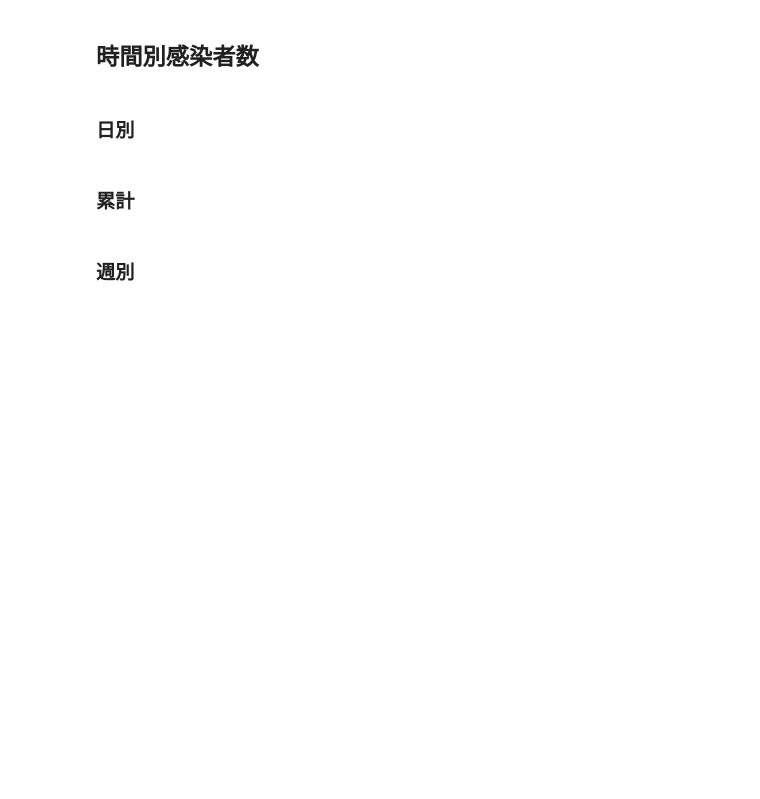
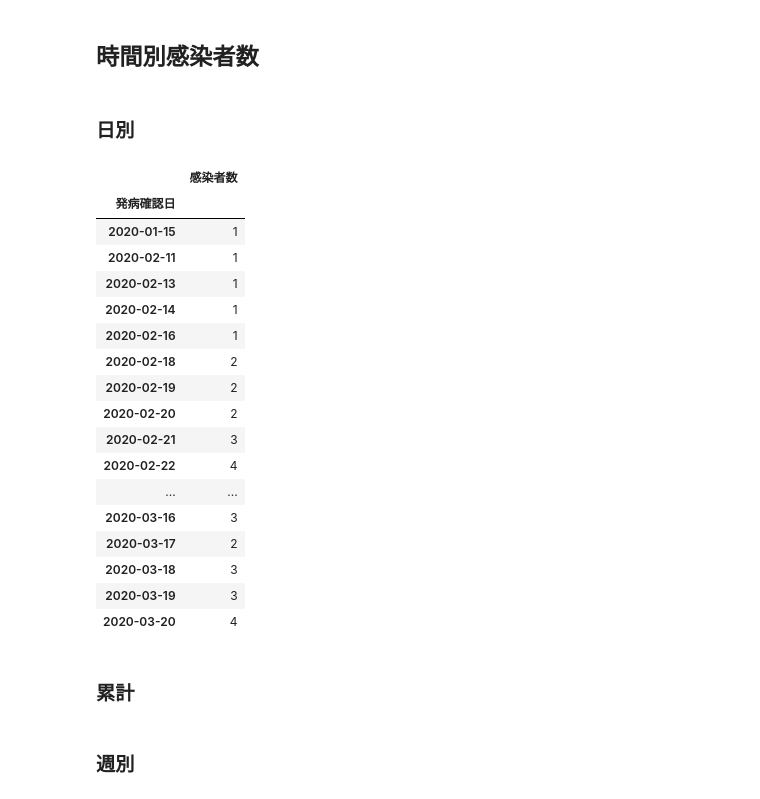
Before and after one commit to tsu-nera/hack-for-corona, a Jupyter notebook: notebooks/kanagawa-corona.ipynb, the cells around one changed output. Cells and saved outputs as stored; diff of their text form; code cells hidden in the pictures; blank space fills up the shorter version.

```diff
--- a/notebooks/kanagawa-corona.ipynb
+++ b/notebooks/kanagawa-corona.ipynb
@@ -29,6 +29,7 @@ patients.tail(5)
 | 72 | 2020-03-21 | 2020-03-19 | 40代 | 男性 | 自営業 | 神奈川県平塚保健福祉事務所管内 | NaN | https://www.pref.kanagawa.jp/docs... |
 # %%
 patients = patients.drop(["備考", "情報元"], axis=1)
+patients["id"] = patients.index
 # %% [markdown]
 ## 時間別感染者数
 # %% [markdown]
@@ -38,3 +37,29 @@ patients = patients.drop(["備考", "情報元"], axis=1)
+# %%
+groupby = patients.groupby('発病確認日')
+# %%
+df_by_day = pd.DataFrame()
+df_by_day["感染者数"] = groupby["id"].count()
+# %%
+df_by_day
+# %% [output]
+|  | 感染者数 |
+| 発病確認日 |  |
+| 2020-01-15 | 1 |
+| 2020-02-11 | 1 |
+| 2020-02-13 | 1 |
+| 2020-02-14 | 1 |
+| 2020-02-16 | 1 |
+| 2020-02-18 | 2 |
+| 2020-02-19 | 2 |
+| 2020-02-20 | 2 |
+| 2020-02-21 | 3 |
+| 2020-02-22 | 4 |
+| ... | ... |
+| 2020-03-16 | 3 |
+| 2020-03-17 | 2 |
+| 2020-03-18 | 3 |
+| 2020-03-19 | 3 |
+| 2020-03-20 | 4 |
 # %% [markdown]
 ### 累計
 # %%
```
Also changed, not shown: parts of 4 cells of this notebook.
